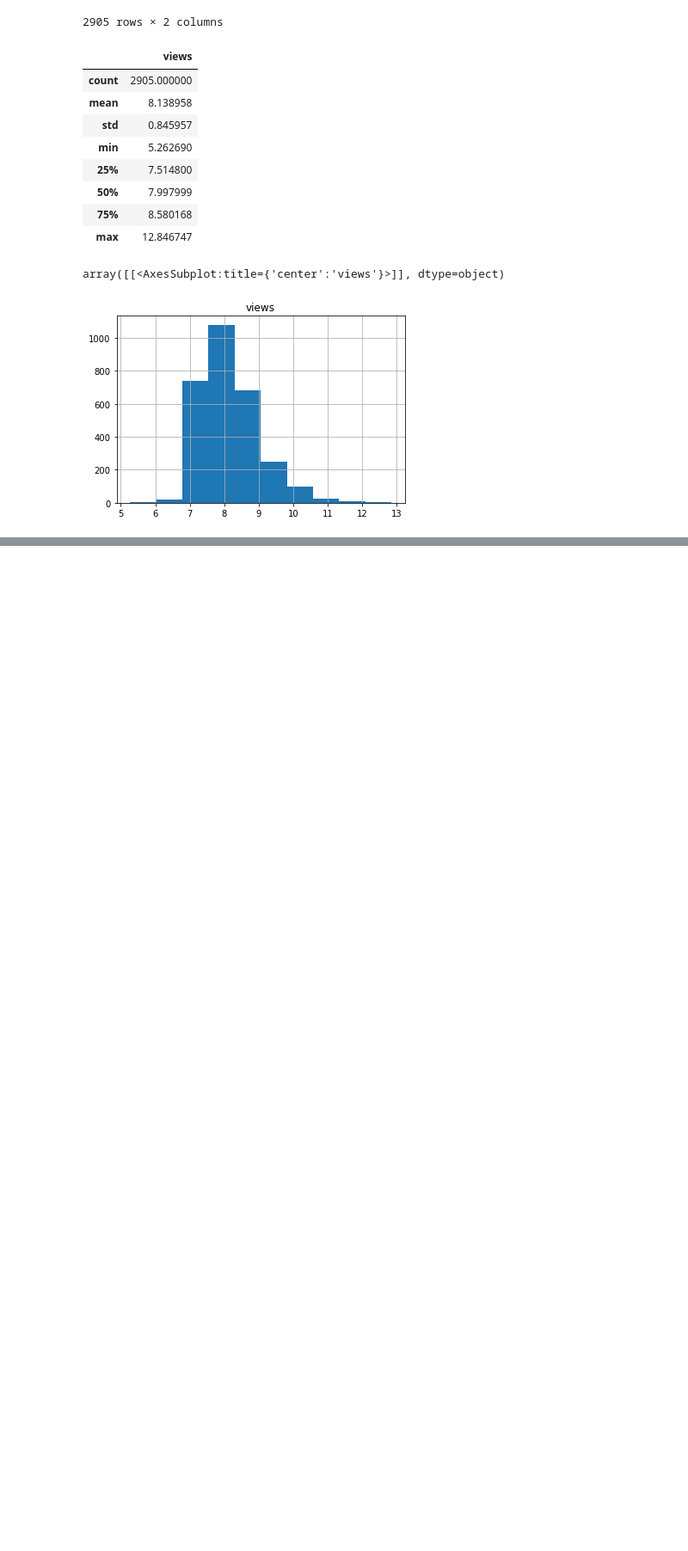
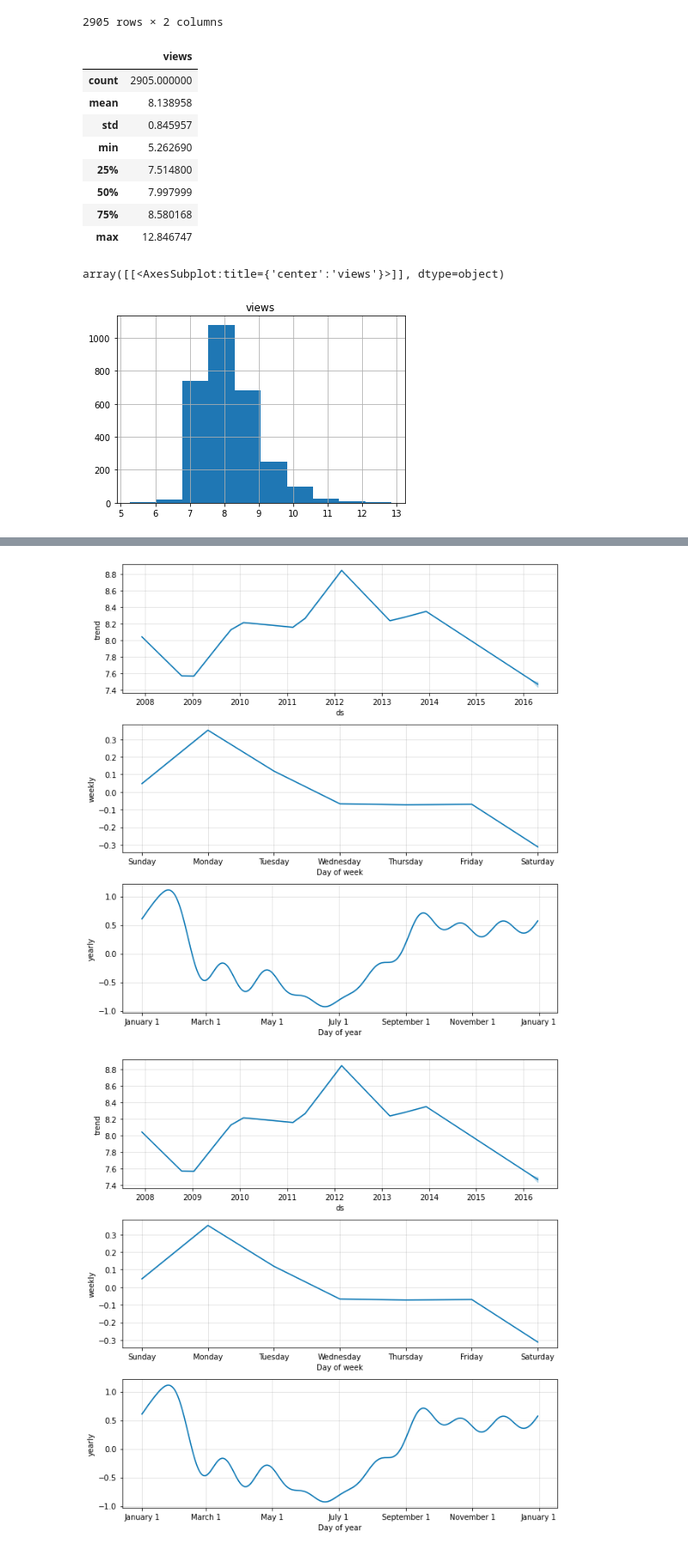
Before and after one commit to fernandovieira1/ML-e-DS-com-Python-de-A-a-Z, a Jupyter notebook: PARTE_9_SERIES_TEMPORAIS/PARTE_9_series_temp_FB_Prophet.ipynb, the cells around one changed output, grey strips where cells are left out. Shown at 86% size. Cells and saved outputs as stored; diff of their text form; code cells hidden in the pictures; blank space fills up the shorter version.

```diff
--- a/PARTE_9_SERIES_TEMPORAIS/PARTE_9_series_temp_FB_Prophet.ipynb
+++ b/PARTE_9_SERIES_TEMPORAIS/PARTE_9_series_temp_FB_Prophet.ipynb
@@ -51,0 +125,5 @@ dataset = dataset.sort_values(by='ds')
+# %%
+model.plot_components(forecast)
+# %% [output]
+[figure, added]
+[figure, added]
```
Also changed, not shown: parts of 11 cells of this notebook.
